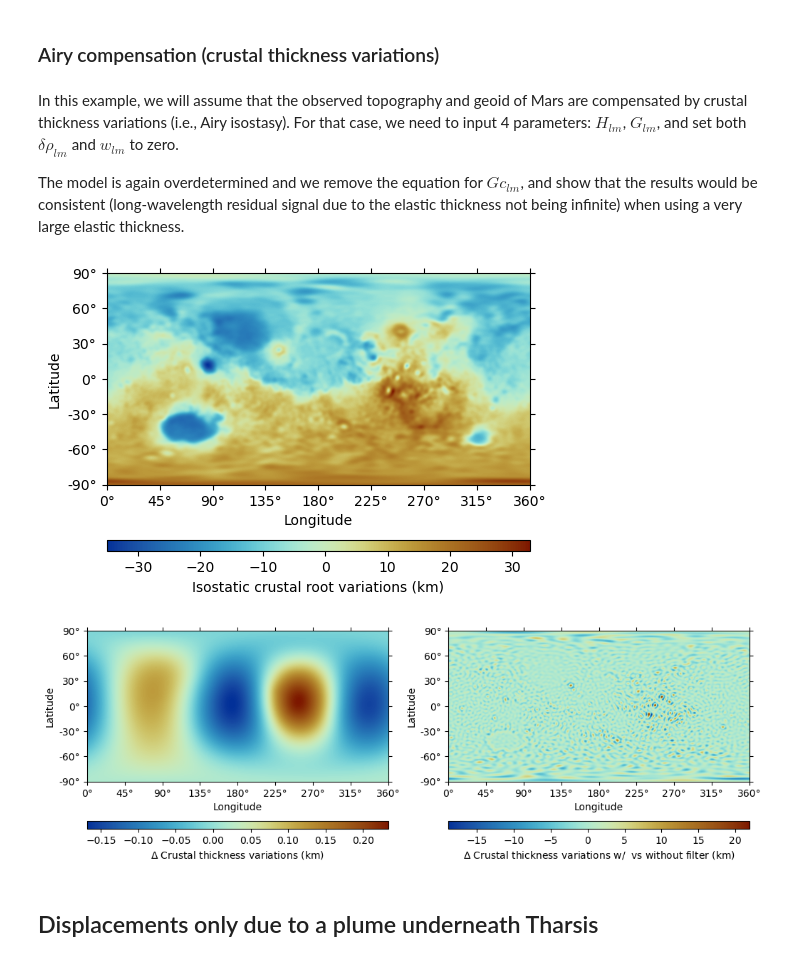
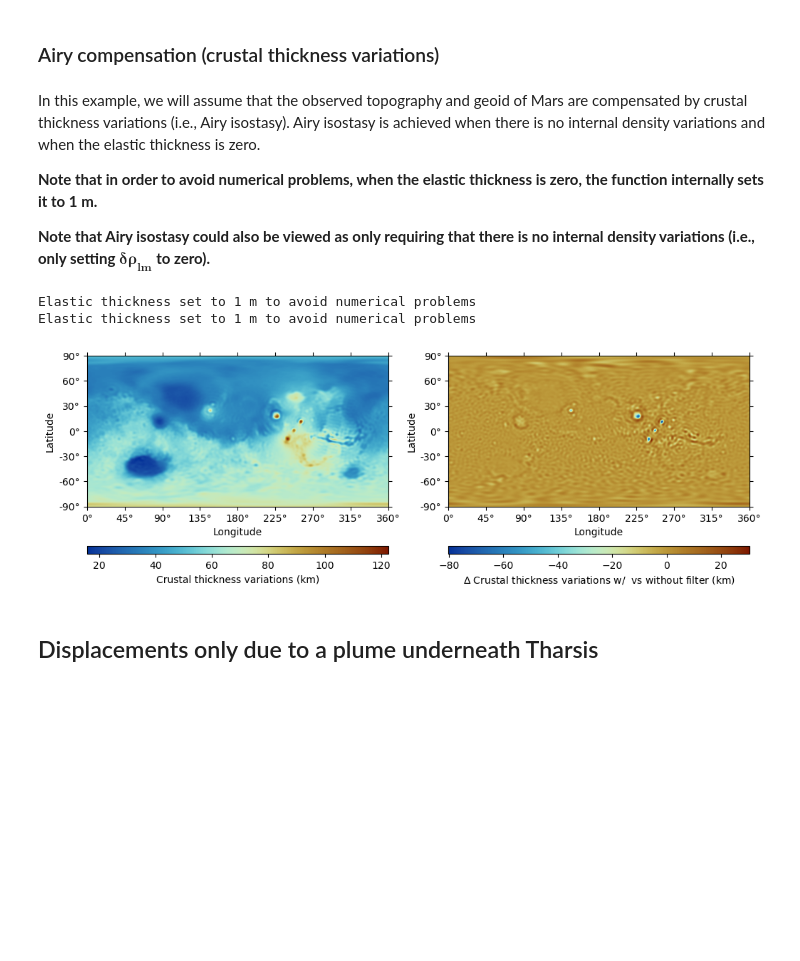
Before and after one commit to AB-Ares/Displacement_strain_planet, a Jupyter notebook: examples/Run_demo.ipynb, the cells around one changed output. Cells and saved outputs as stored; diff of their text form; code cells hidden in the pictures; blank space fills up the shorter version.

Commit message:
0.3.1
Update some examples in the jupyter notebook

Remove an unused argument in "Displacement_strains".

Correct "B1986_nmax" for when Te = 0.

```diff
--- a/examples/Run_demo.ipynb
+++ b/examples/Run_demo.ipynb
@@ -182,46 +179,37 @@ pysh.SHCoeffs.from_array(drhom_lm-drhom_lm_Te).expand(**args_expand).plot(ax=ax,
 # %% [markdown]
 ### Airy compensation (crustal thickness variations)
 # %% [markdown]
-In this example, we will assume that the observed topography and geoid of Mars are compensated by crustal thickness variations (i.e., Airy isostasy). For that case, we need to input 4 parameters: $H_{lm}$, $G_{lm}$, and set both $\delta \rho_{lm}$ and $w_{lm}$ to zero.
+In this example, we will assume that the observed topography and geoid of Mars are compensated by crustal thickness variations (i.e., Airy isostasy). Airy isostasy is achieved when there is no internal density variations and when the elastic thickness is zero.
 
-The model is again overdetermined and we remove the equation for $Gc_{lm}$, and show that the results would be consistent (long-wavelength residual signal due to the elastic thickness not being infinite) when using a very large elastic thickness.
+**Note that in order to avoid numerical problems, when the elastic thickness is zero, the function internally sets it to 1 m.**
+
+**Note that Airy isostasy could also be viewed as only requiring that there is no internal density variations (i.e., only setting $\boldsymbol{\delta \rho_{lm}}$ to zero).**
 # %%
+args_param_m_Te0   = (g0, R, c, 0, rhom, rhoc, rhol, lmax, E, v, mass)
+
 (w_lm, A_lm, moho_relief_lm, dc_lm, drhom_lm, omega_lm, q_lm, Gc_lm,
-G_lm, H_lm, sols) = Thin_shell_matrix_nmax(*args_param_m,
+G_lm, H_lm, sols) = Thin_shell_matrix_nmax(*args_param_m_Te0,
         G_lm = geoid_clm.coeffs, H_lm = topo_clm.coeffs,
-        w_lm = zeros.copy(), drhom_lm = zeros.copy(),
-        remove_equation = 'Gc_lm', filter = 'Ma', filter_half = 50)
+        drhom_lm = zeros.copy(), filter = 'Ma', filter_half = 50)
+
+# Difference without filter
+moho_relief_lm_no_filter = Thin_shell_matrix_nmax(*args_param_m_Te0,
+        G_lm = geoid_clm.coeffs, H_lm = topo_clm.coeffs, drhom_lm = zeros.copy())[2]
 
 ### Plotting
 args_plot = dict(tick_interval=[45, 30], colorbar = 'bottom',
         cmap = cm.roma_r)
 fig, (ax1,ax2) = plt.subplots(1,2, **args_fig)
 
-pysh.SHCoeffs.from_array(dc_lm/1e3).expand(**args_expand).plot(ax=ax1,
-        cb_label = 'Isostatic crustal root variations (km)', **args_plot)
-ax2.set_visible(False)
-
-# Alternative Te = 2000 km comparing dc_lm
-dc_lmTe = Thin_shell_matrix_nmax(g0, R, c, 2000e3, rhom, rhoc, rhol,
-        lmax, E, v, mass, G_lm = geoid_clm.coeffs,
-        H_lm = topo_clm.coeffs, drhom_lm = zeros.copy(),
-        filter = 'Ma', filter_half = 50)[3]
-
-# Difference without filter
-dc_lmTe_no_filter = Thin_shell_matrix_nmax(g0, R, c, 2000e3, rhom, rhoc,
-        rhol, lmax, E, v, mass, G_lm = geoid_clm.coeffs,
-        H_lm = topo_clm.coeffs, drhom_lm = zeros.copy())[3]
-
-### Plotting
-fig, (ax1,ax2) = plt.subplots(1,2, **args_fig)
-pysh.SHCoeffs.from_array((dc_lm-dc_lmTe)/1e3).expand(**args_expand).plot(ax=ax1,
-        cb_label = '$\\Delta$ Crustal thickness variations (km)', **args_plot)
-(pysh.SHCoeffs.from_array((dc_lmTe-dc_lmTe_no_filter)/1e3).expand(**args_expand)).\
+pysh.SHCoeffs.from_array((H_lm-moho_relief_lm)/1e3).expand(**args_expand).plot(ax=ax1,
+        cb_label = 'Crustal thickness variations (km)', **args_plot)
+(pysh.SHCoeffs.from_array((moho_relief_lm-moho_relief_lm_no_filter)/1e3).expand(**args_expand)).\
         plot(ax=ax2, cb_label = ('$\\Delta$ Crustal thickness variations w/ ' +
         ' vs without filter (km)'), show = True,**args_plot)
 # %% [output]
+Elastic thickness set to 1 m to avoid numerical problems
+Elastic thickness set to 1 m to avoid numerical problems
-[figure, old version]
+[figure, new version]
-[figure, removed]
 # %% [markdown]
 ## Displacements only due to a plume underneath Tharsis
 # %% [markdown]
```
Also changed, not shown: parts of 3 cells of this notebook, 9 other files.
